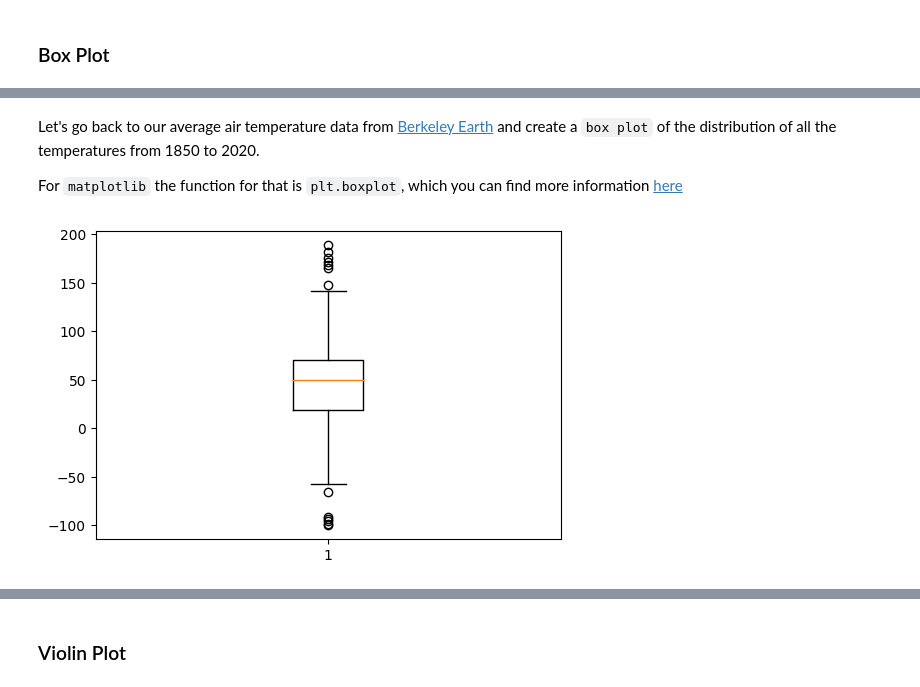
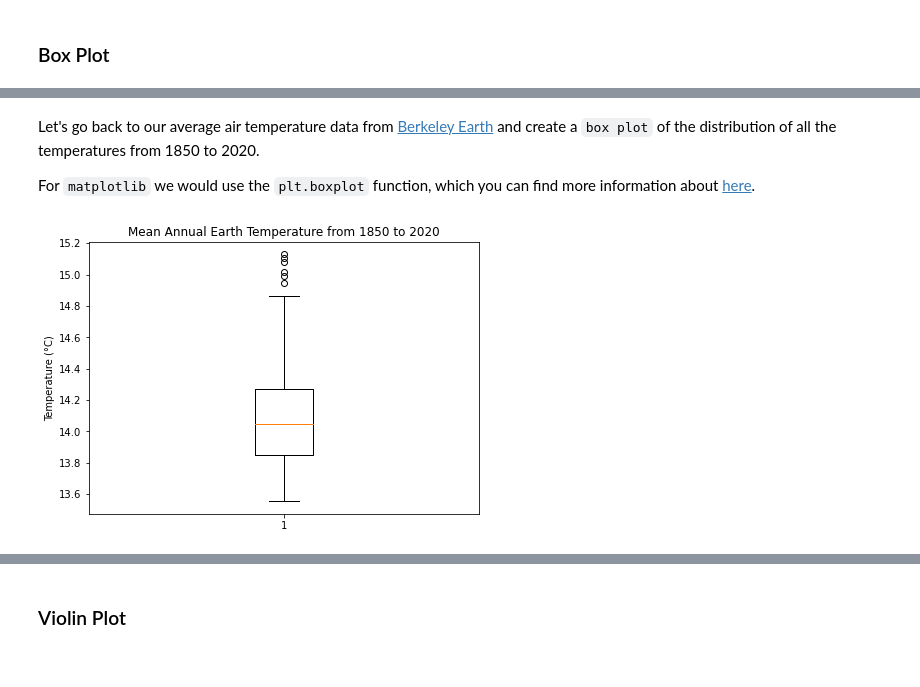
Before and after one commit to nicole-hucke/colab_test, a Jupyter notebook: lecture4_english.ipynb, the cells around one changed output, grey strips where cells are left out. Drawn from its saved outputs; the diff is of its cells as text; code cells hidden in the pictures.

```diff
--- a/lecture4_english.ipynb
+++ b/lecture4_english.ipynb
@@ -504,11 +502,13 @@ A box plot, also known as a `box-and-whisker plot`, is a graph that shows the di
 # %% [markdown]
 Let's go back to our average air temperature data from [Berkeley Earth](https://berkeleyearth.org/) and create a `box plot` of the distribution of all the temperatures from 1850 to 2020.
 
-For `matplotlib` the function for that is `plt.boxplot`, which you can find more information [here](https://matplotlib.org/stable/api/_as_gen/matplotlib.pyplot.boxplot.html)
+For `matplotlib` we would use the `plt.boxplot` function, which you can find more information about [here](https://matplotlib.org/stable/api/_as_gen/matplotlib.pyplot.boxplot.html).
 # %%
 sns.reset_orig() # reset the style of the plots
-plt.figure(figsize=(6, 4))
-plt.boxplot(data)
+plt.figure(figsize=(7, 5))
+plt.boxplot(temperature)
+plt.ylabel('Temperature (°C)')
+plt.title('Mean Annual Earth Temperature from 1850 to 2020')
 plt.show()
 # %% [output]
-[figure, old version]
+[figure, new version]
```
Also changed, not shown: parts of 24 cells of this notebook, 7 other files.
